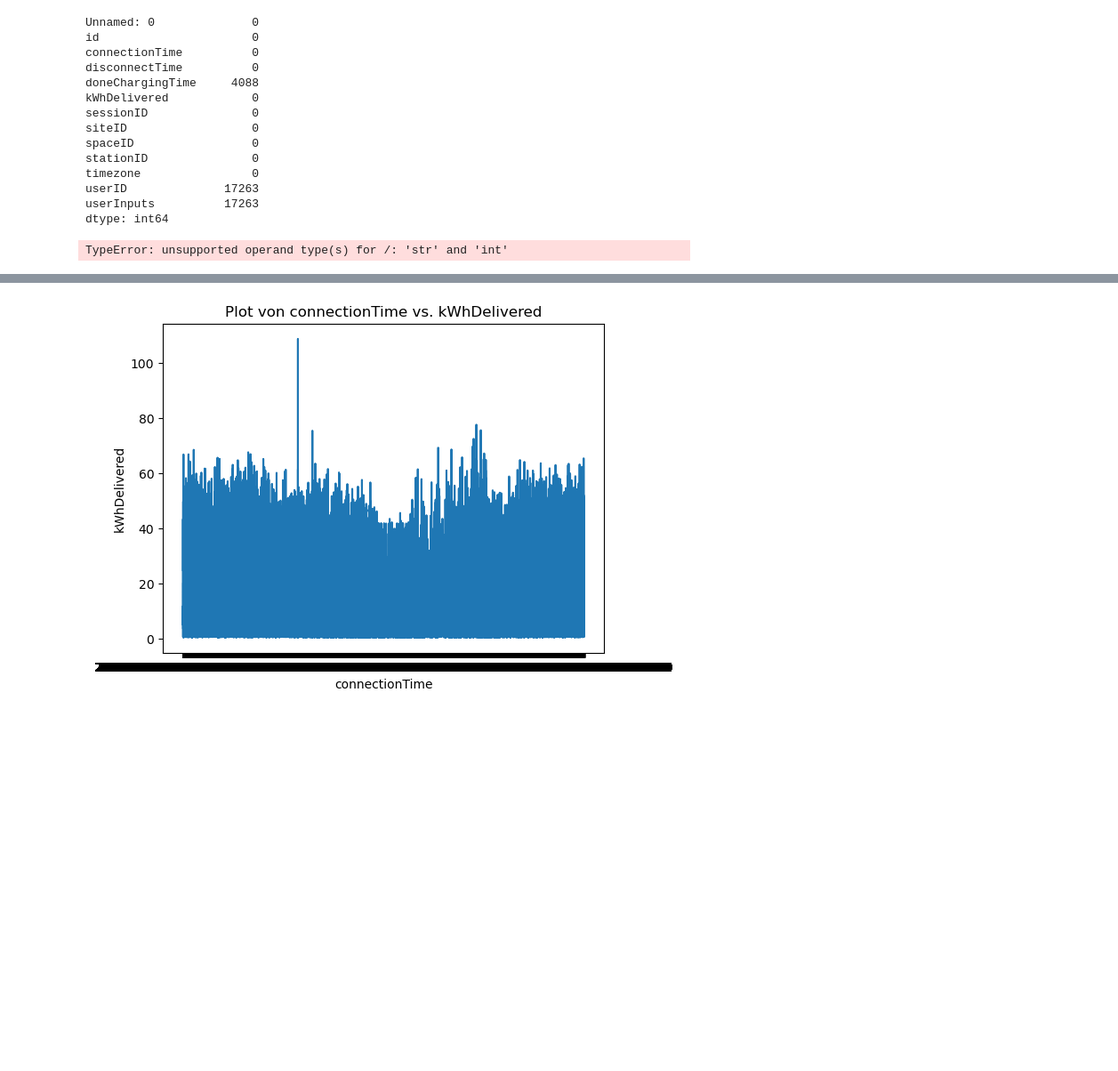
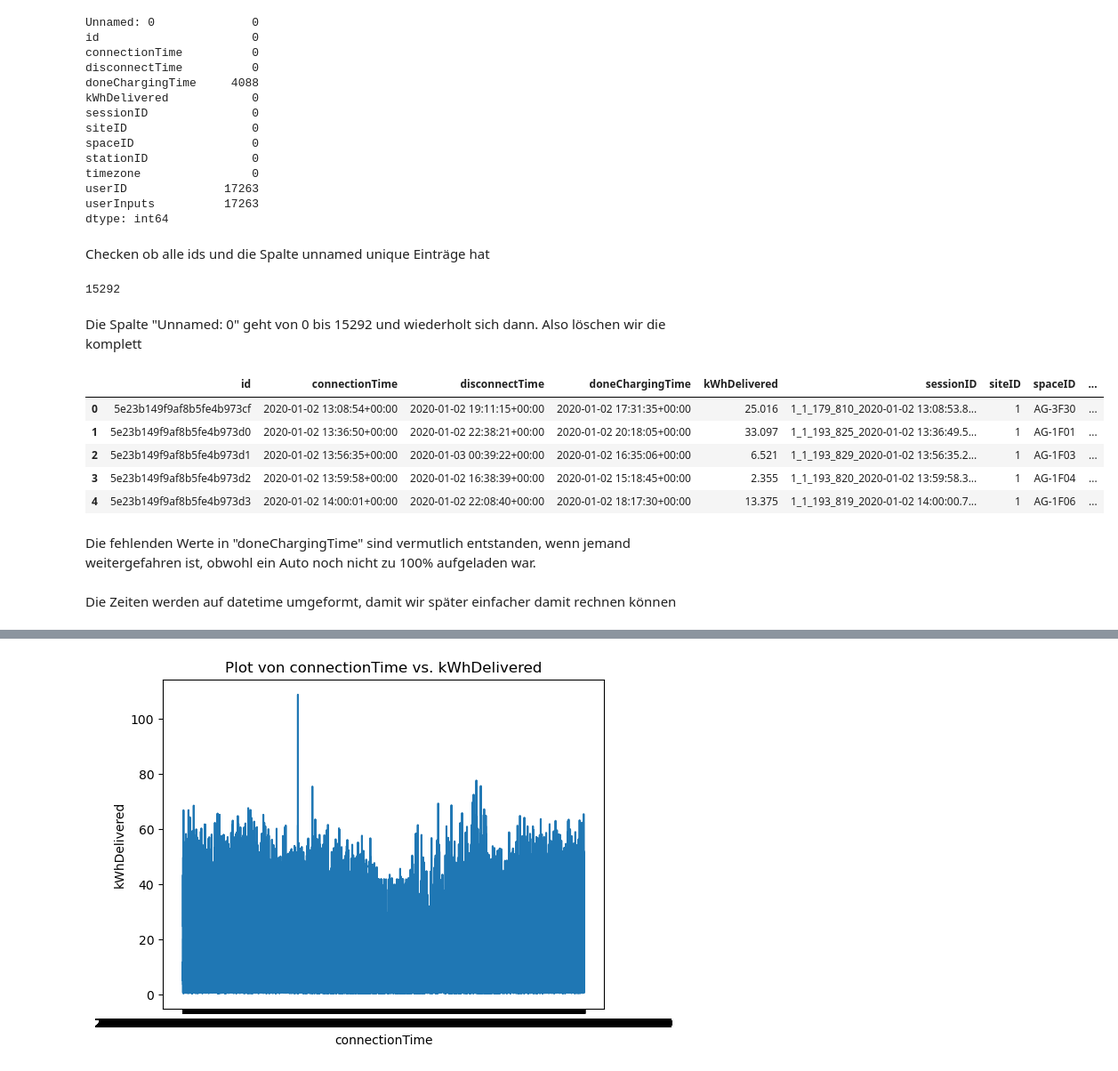
Before and after one commit to Sithkiller3000/AA2024, a Jupyter notebook: dataPreparation.ipynb, the cells around one changed output, grey strips where cells are left out. Shown at 89% size. Cells and saved outputs as stored; diff of their text form; code cells hidden in the pictures; blank space fills up the shorter version.

```diff
--- a/dataPreparation.ipynb
+++ b/dataPreparation.ipynb
@@ -32,9 +57,26 @@ timezone                0
 userID              17263
 userInputs          17263
 dtype: int64
-# %%
-z_scores = stats.zscore(df["connectionTime"])
-ausreißer = df[(z_scores > 3) | (z_scores < -3)]
-print(ausreißer)
-# %% [output]
-TypeError: unsupported operand type(s) for /: 'str' and 'int'
+# %% [markdown]
+Checken ob alle ids und die Spalte unnamed unique Einträge hat
+# %%
+duplicates2 = df["Unnamed: 0"].unique()
+len(duplicates2)
+# %% [output]
+15292
+# %% [markdown]
+Die Spalte "Unnamed: 0" geht von 0 bis 15292 und wiederholt sich dann. Also löschen wir die komplett
+# %%
+df.drop(columns="Unnamed: 0", inplace=True)
+df.head()
+# %% [output]
+|  | id | connectionTime | disconnectTime | doneChargingTime | kWhDelivered | sessionID | siteID | spaceID | ... |
+| 0 | 5e23b149f9af8b5fe4b973cf | 2020-01-02 13:08:54+00:00 | 2020-01-02 19:11:15+00:00 | 2020-01-02 17:31:35+00:00 | 25.016 | 1_1_179_810_2020-01-02 13:08:53.8... | 1 | AG-3F30 | ... |
+| 1 | 5e23b149f9af8b5fe4b973d0 | 2020-01-02 13:36:50+00:00 | 2020-01-02 22:38:21+00:00 | 2020-01-02 20:18:05+00:00 | 33.097 | 1_1_193_825_2020-01-02 13:36:49.5... | 1 | AG-1F01 | ... |
+| 2 | 5e23b149f9af8b5fe4b973d1 | 2020-01-02 13:56:35+00:00 | 2020-01-03 00:39:22+00:00 | 2020-01-02 16:35:06+00:00 | 6.521 | 1_1_193_829_2020-01-02 13:56:35.2... | 1 | AG-1F03 | ... |
+| 3 | 5e23b149f9af8b5fe4b973d2 | 2020-01-02 13:59:58+00:00 | 2020-01-02 16:38:39+00:00 | 2020-01-02 15:18:45+00:00 | 2.355 | 1_1_193_820_2020-01-02 13:59:58.3... | 1 | AG-1F04 | ... |
+| 4 | 5e23b149f9af8b5fe4b973d3 | 2020-01-02 14:00:01+00:00 | 2020-01-02 22:08:40+00:00 | 2020-01-02 18:17:30+00:00 | 13.375 | 1_1_193_819_2020-01-02 14:00:00.7... | 1 | AG-1F06 | ... |
+# %% [markdown]
+Die fehlenden Werte in "doneChargingTime" sind vermutlich entstanden, wenn jemand weitergefahren ist, obwohl ein Auto noch nicht zu 100% aufgeladen war.
+# %% [markdown]
+Die Zeiten werden auf datetime umgeformt, damit wir später einfacher damit rechnen können
```
Also changed, not shown: parts of 4 cells of this notebook.
